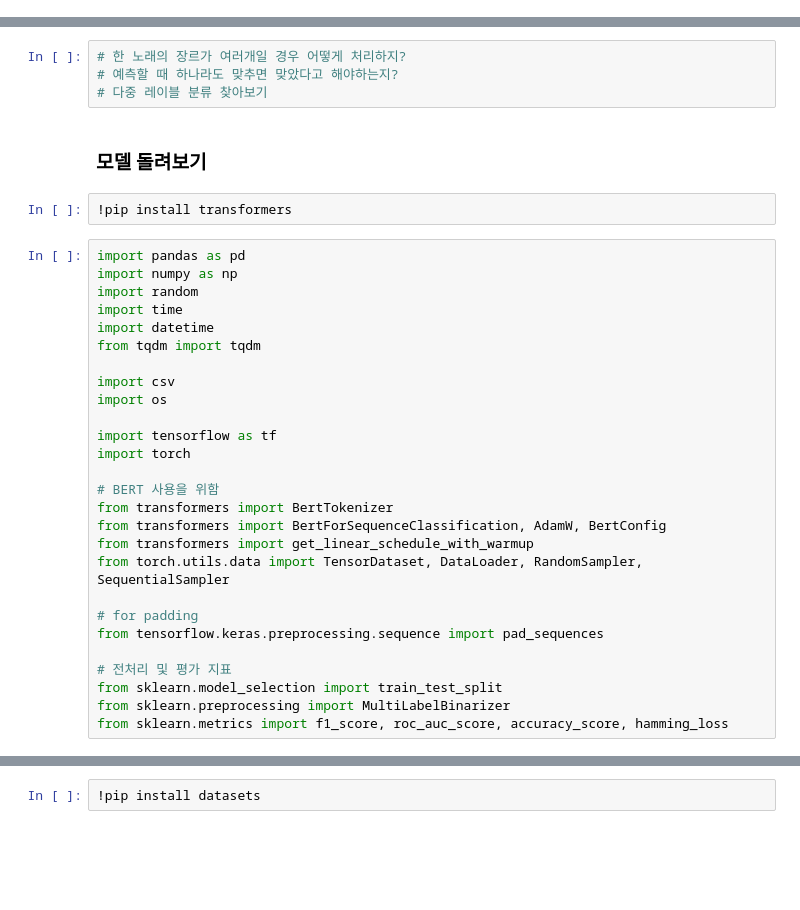
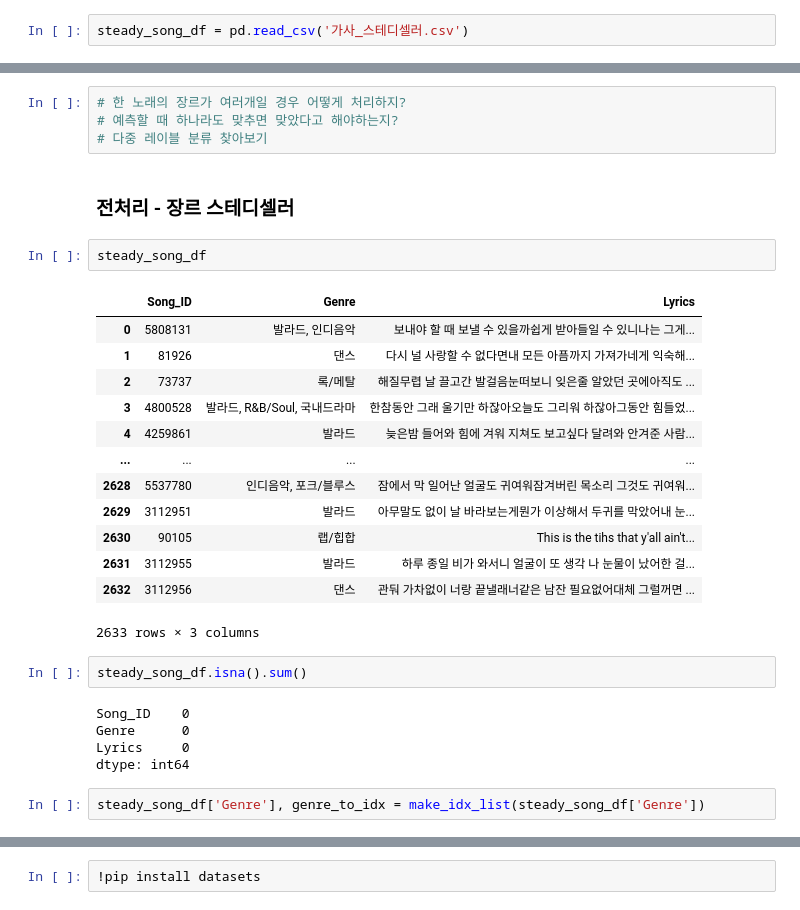
Before and after one commit to SeSAC-TextAnalysis/kpop, a Jupyter notebook: CODE/장르예측모델.ipynb, the cells around one changed output, grey strips where cells are left out. Saved outputs shown, nothing was run; the diff lists cells and outputs as text; blank space fills up the shorter version.

```diff
--- a/CODE/장르예측모델.ipynb
+++ b/CODE/장르예측모델.ipynb
@@ -17,0 +76,2 @@ from konlpy.tag import Mecab
+# %%
+steady_song_df = pd.read_csv('가사_스테디셀러.csv')
@@ -246,34 +306,30 @@ song_df
 # 한 노래의 장르가 여러개일 경우 어떻게 처리하지?
 # 예측할 때 하나라도 맞추면 맞았다고 해야하는지?
 # 다중 레이블 분류 찾아보기
-# %% [markdown]
-### 모델 돌려보기
-# %%
-!pip install transformers
-# %%
-import pandas as pd
-import numpy as np
-import random
-import time
-import datetime
-from tqdm import tqdm
-
-import csv
-import os
-
-import tensorflow as tf
-import torch
-
-# BERT 사용을 위함
-from transformers import BertTokenizer
-from transformers import BertForSequenceClassification, AdamW, BertConfig
-from transformers import get_linear_schedule_with_warmup
-from torch.utils.data import TensorDataset, DataLoader, RandomSampler, SequentialSampler
-
-# for padding
-from tensorflow.keras.preprocessing.sequence import pad_sequences
-
-# 전처리 및 평가 지표
-from sklearn.model_selection import train_test_split
-from sklearn.preprocessing import MultiLabelBinarizer
-from sklearn.metrics import f1_score, roc_auc_score, accuracy_score, hamming_loss
+# %% [markdown]
+### 전처리 - 장르 스테디셀러
+# %%
+steady_song_df
+# %% [output]
+|  | Song_ID | Genre | Lyrics |
+| 0 | 5808131 | 발라드, 인디음악 | 보내야 할 때 보낼 수 있을까쉽게 받아들일 수 있니나는 그게... |
+| 1 | 81926 | 댄스 | 다시 널 사랑할 수 없다면내 모든 아픔까지 가져가네게 익숙해... |
+| 2 | 73737 | 록/메탈 | 해질무렵 날 끌고간 발걸음눈떠보니 잊은줄 알았던 곳에아직도 ... |
+| 3 | 4800528 | 발라드, R&B/Soul, 국내드라마 | 한참동안 그래 울기만 하잖아오늘도 그리워 하잖아그동안 힘들었... |
+| 4 | 4259861 | 발라드 | 늦은밤 들어와 힘에 겨워 지쳐도 보고싶다 달려와 안겨준 사람... |
+| ... | ... | ... | ... |
+| 2628 | 5537780 | 인디음악, 포크/블루스 | 잠에서 막 일어난 얼굴도 귀여워잠겨버린 목소리 그것도 귀여워... |
+| 2629 | 3112951 | 발라드 | 아무말도 없이 날 바라보는게뭔가 이상해서 두귀를 막았어내 눈... |
+| 2630 | 90105 | 랩/힙합 | This is the tihs that y'all ain't... |
+| 2631 | 3112955 | 발라드 | 하루 종일 비가 와서니 얼굴이 또 생각 나 눈물이 났어한 걸... |
+| 2632 | 3112956 | 댄스 | 관둬 가차없이 너랑 끝낼래너같은 남잔 필요없어대체 그럴꺼면 ... |
+2633 rows × 3 columns
+# %%
+steady_song_df.isna().sum()
+# %% [output]
+Song_ID    0
+Genre      0
+Lyrics     0
+dtype: int64
+# %%
+steady_song_df['Genre'], genre_to_idx = make_idx_list(steady_song_df['Genre'])
```
Also changed, not shown: parts of 67 cells of this notebook, 12 other files.
